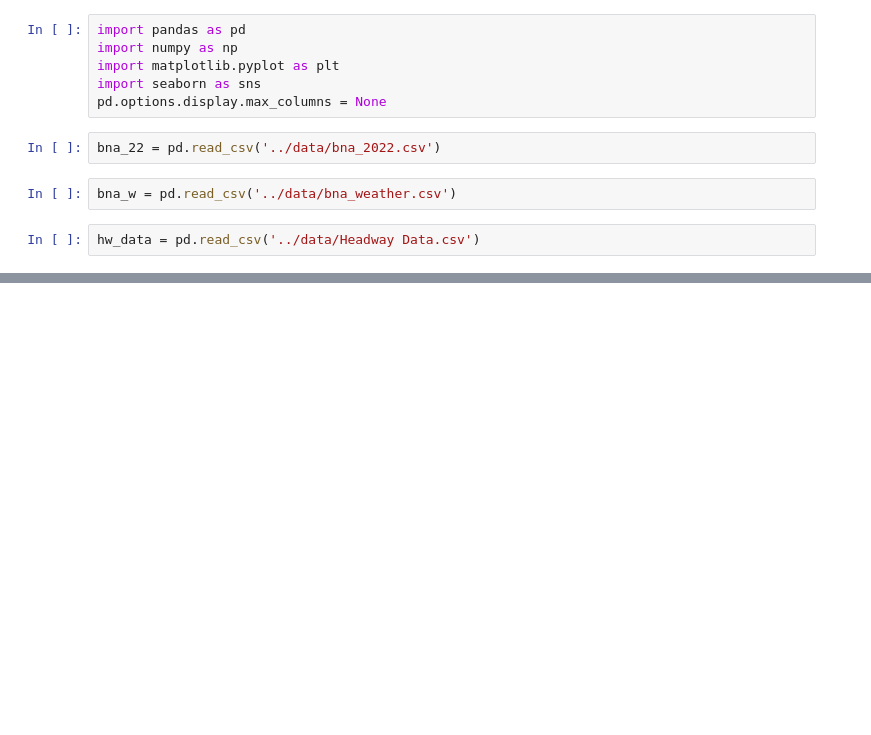
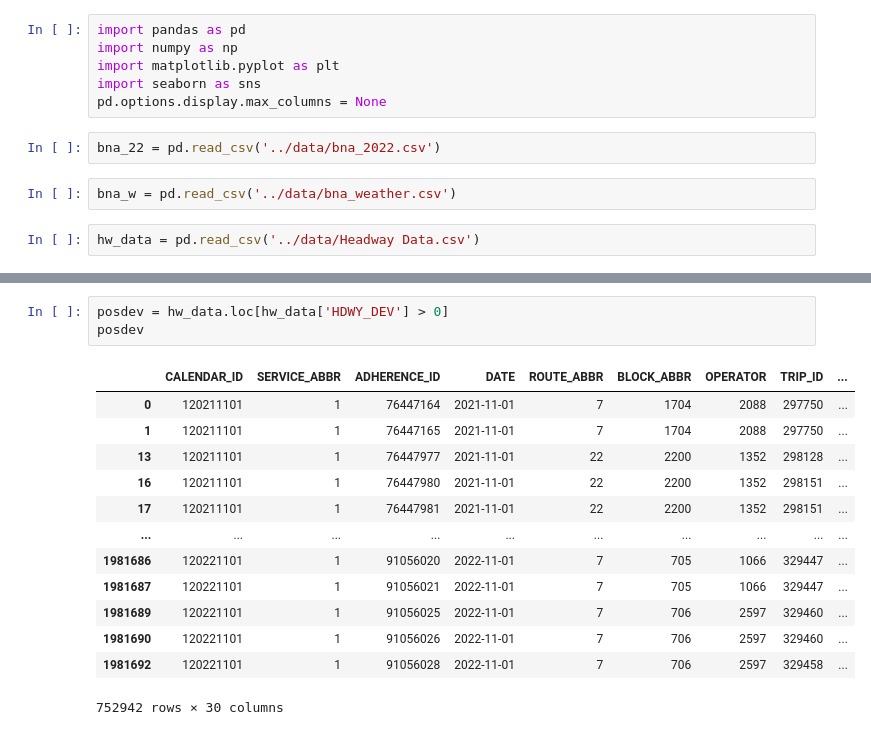
Before and after one commit to NSS-Data-Analytics-Cohort-7/wego-shut_up_and_take_my_query, a Jupyter notebook: notebooks/WegoProject.ipynb, the cells around one changed output, grey strips where cells are left out. Cells and saved outputs as stored; diff of their text form; blank space fills up the shorter version.

```diff
--- a/notebooks/WegoProject.ipynb
+++ b/notebooks/WegoProject.ipynb
@@ -28,0 +132,17 @@ oper
+# %%
+posdev = hw_data.loc[hw_data['HDWY_DEV'] > 0]
+posdev
+# %% [output]
+|  | CALENDAR_ID | SERVICE_ABBR | ADHERENCE_ID | DATE | ROUTE_ABBR | BLOCK_ABBR | OPERATOR | TRIP_ID | ... |
+| 0 | 120211101 | 1 | 76447164 | 2021-11-01 | 7 | 1704 | 2088 | 297750 | ... |
+| 1 | 120211101 | 1 | 76447165 | 2021-11-01 | 7 | 1704 | 2088 | 297750 | ... |
+| 13 | 120211101 | 1 | 76447977 | 2021-11-01 | 22 | 2200 | 1352 | 298128 | ... |
+| 16 | 120211101 | 1 | 76447980 | 2021-11-01 | 22 | 2200 | 1352 | 298151 | ... |
+| 17 | 120211101 | 1 | 76447981 | 2021-11-01 | 22 | 2200 | 1352 | 298151 | ... |
+| ... | ... | ... | ... | ... | ... | ... | ... | ... | ... |
+| 1981686 | 120221101 | 1 | 91056020 | 2022-11-01 | 7 | 705 | 1066 | 329447 | ... |
+| 1981687 | 120221101 | 1 | 91056021 | 2022-11-01 | 7 | 705 | 1066 | 329447 | ... |
+| 1981689 | 120221101 | 1 | 91056025 | 2022-11-01 | 7 | 706 | 2597 | 329460 | ... |
+| 1981690 | 120221101 | 1 | 91056026 | 2022-11-01 | 7 | 706 | 2597 | 329460 | ... |
+| 1981692 | 120221101 | 1 | 91056028 | 2022-11-01 | 7 | 706 | 2597 | 329458 | ... |
+752942 rows × 30 columns
```
Also changed, not shown: parts of 8 cells of this notebook.
